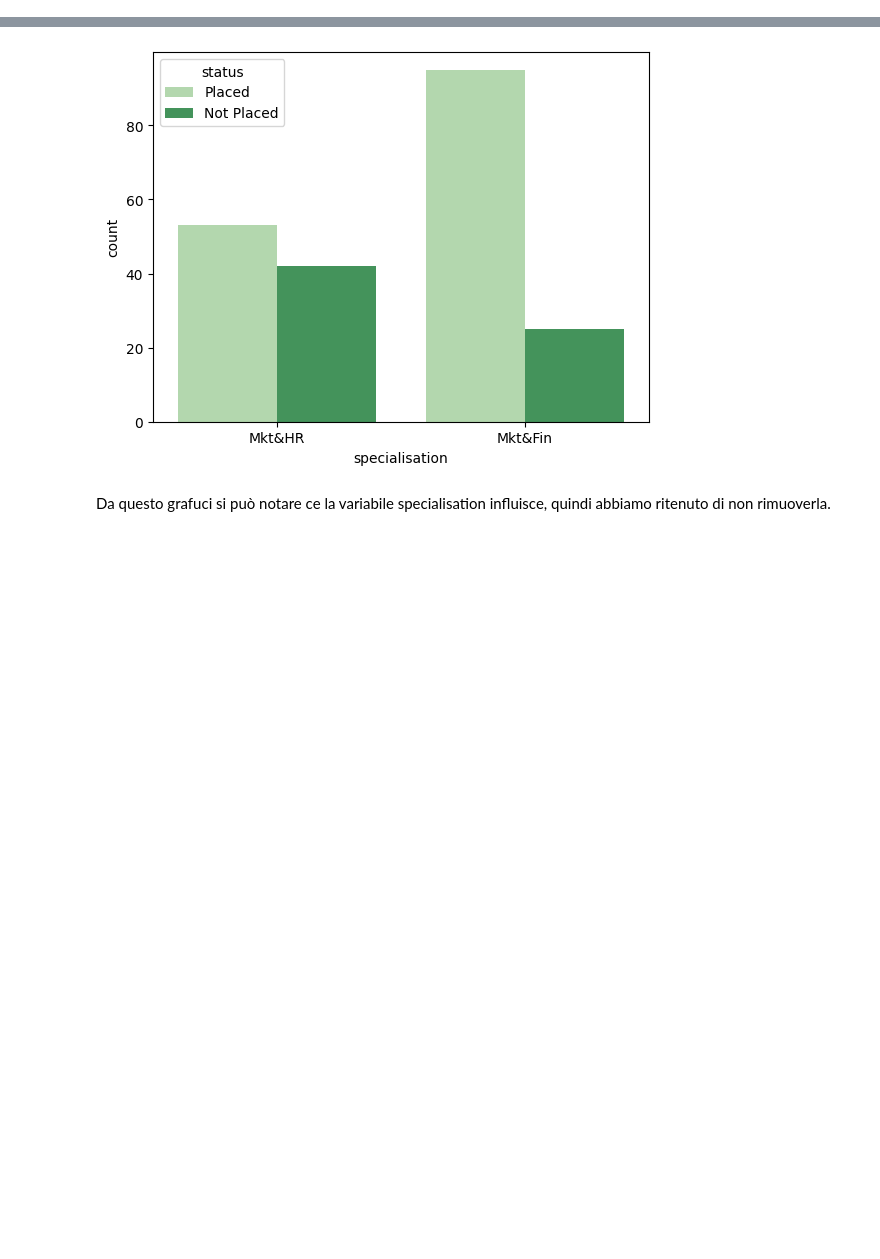
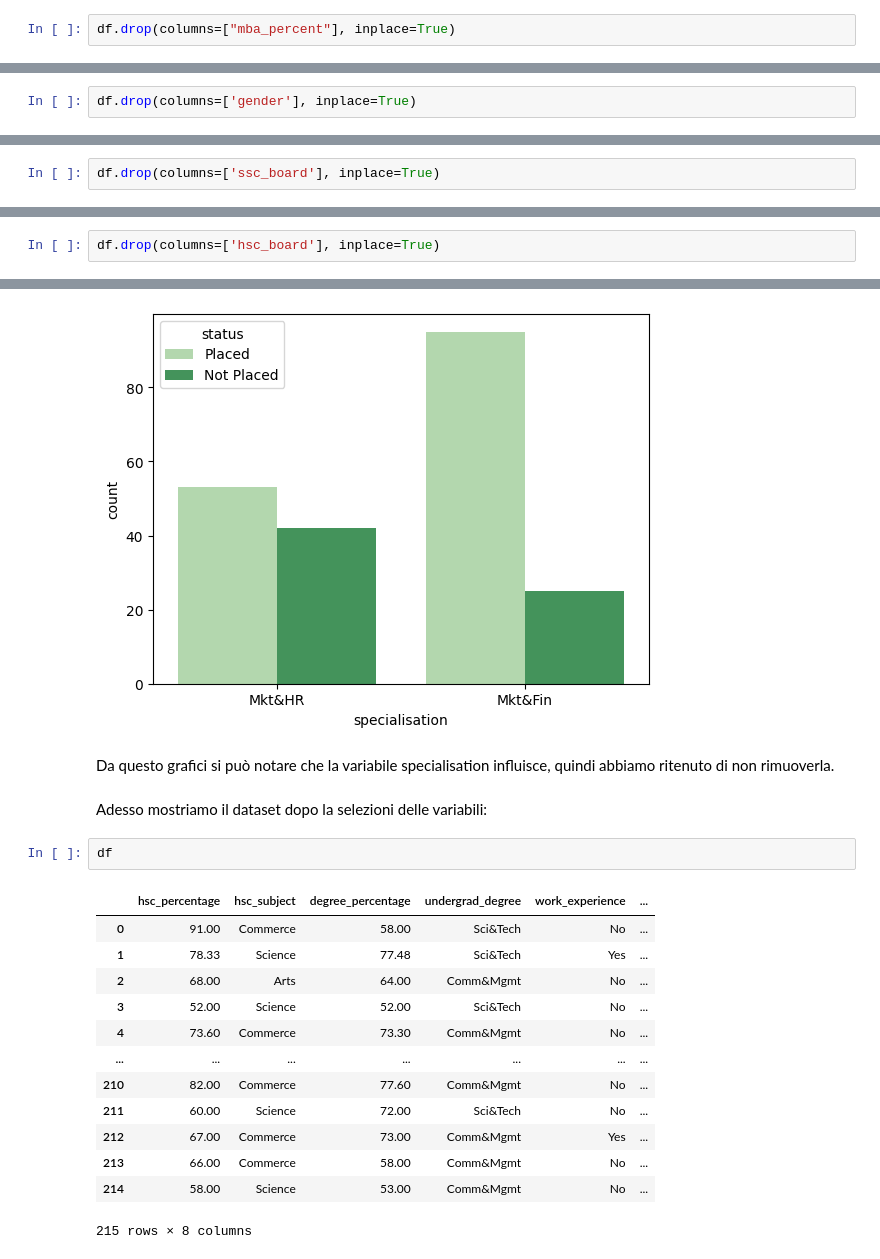
Before and after one commit to ShackWove/UGotTheJob, a Jupyter notebook: UGotTheJob.ipynb, the cells around one changed output, grey strips where cells are left out. Cells and saved outputs as stored; diff of their text form; blank space fills up the shorter version.

```diff
--- a/UGotTheJob.ipynb
+++ b/UGotTheJob.ipynb
@@ -96,3 +112,5 @@ sbs.kdeplot(data=df,x=numerical_features[4],hue="status",palette="Greens",fill=T
 Da questo grafico si può notare che la variabile mba_percent influisce discretamente, nonostante questo abbiamo deciso di eliminarla per due motivi:
 1. Scarsa influenza
 2. Non è necessario per il nostro modello
+# %%
+df.drop(columns=["mba_percent"], inplace=True)
@@ -107,0 +126,2 @@ Adesso calcoliamo il grado di influenza della variabile ssc_board
+# %%
+df.drop(columns=['gender'], inplace=True)
@@ -118,0 +140,2 @@ Adesso osserviamo l'influenza della variabile hsc_board:
+# %%
+df.drop(columns=['ssc_board'], inplace=True)
@@ -129,0 +153,2 @@ Adesso osserviamo l'influenza della variabile hsc_subject:
+# %%
+df.drop(columns=['hsc_board'], inplace=True)
@@ -160,4 +187,22 @@ sbs.countplot(data=df,x=categorical_features[6],hue="status",palette="Greens")
 <Axes: xlabel='specialisation', ylabel='count'>
 [figure]
 # %% [markdown]
-Da questo grafuci si può notare ce la variabile specialisation influisce, quindi abbiamo ritenuto di non rimuoverla.
+Da questo grafici si può notare che la variabile specialisation influisce, quindi abbiamo ritenuto di non rimuoverla.
+# %% [markdown]
+Adesso mostriamo il dataset dopo la selezioni delle variabili:
+# %%
+df
+# %% [output]
+|  | hsc_percentage | hsc_subject | degree_percentage | undergrad_degree | work_experience | ... |
+| 0 | 91.00 | Commerce | 58.00 | Sci&Tech | No | ... |
+| 1 | 78.33 | Science | 77.48 | Sci&Tech | Yes | ... |
+| 2 | 68.00 | Arts | 64.00 | Comm&Mgmt | No | ... |
+| 3 | 52.00 | Science | 52.00 | Sci&Tech | No | ... |
+| 4 | 73.60 | Commerce | 73.30 | Comm&Mgmt | No | ... |
+| ... | ... | ... | ... | ... | ... | ... |
+| 210 | 82.00 | Commerce | 77.60 | Comm&Mgmt | No | ... |
+| 211 | 60.00 | Science | 72.00 | Sci&Tech | No | ... |
+| 212 | 67.00 | Commerce | 73.00 | Comm&Mgmt | Yes | ... |
+| 213 | 66.00 | Commerce | 58.00 | Comm&Mgmt | No | ... |
+| 214 | 58.00 | Science | 53.00 | Comm&Mgmt | No | ... |
+215 rows × 8 columns
```
Also changed, not shown: parts of 16 cells of this notebook.
